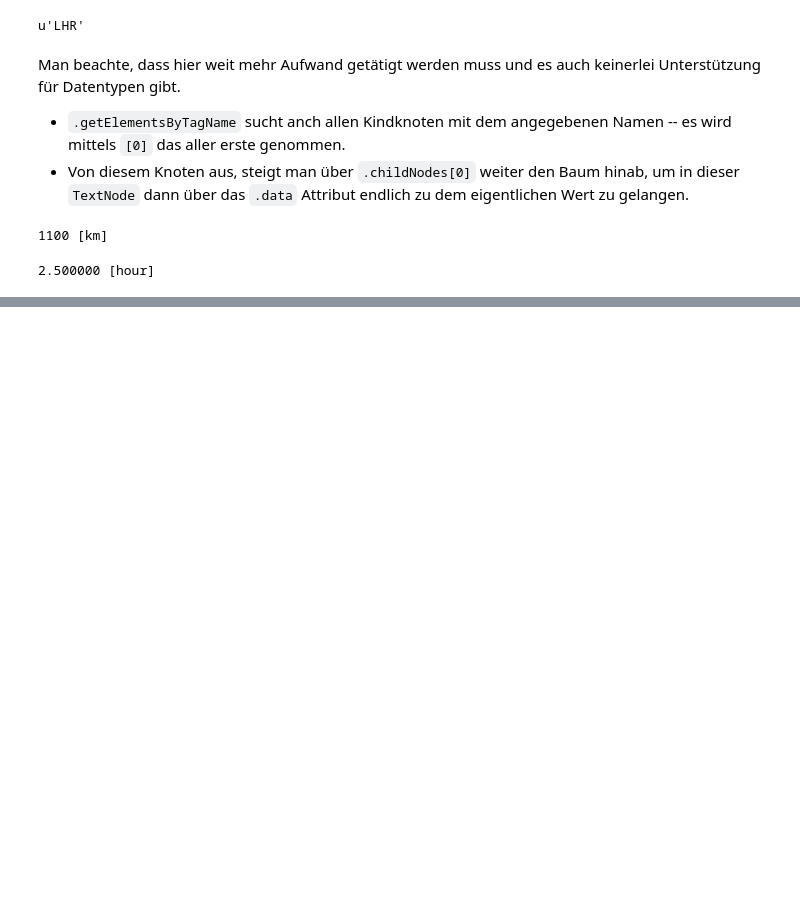
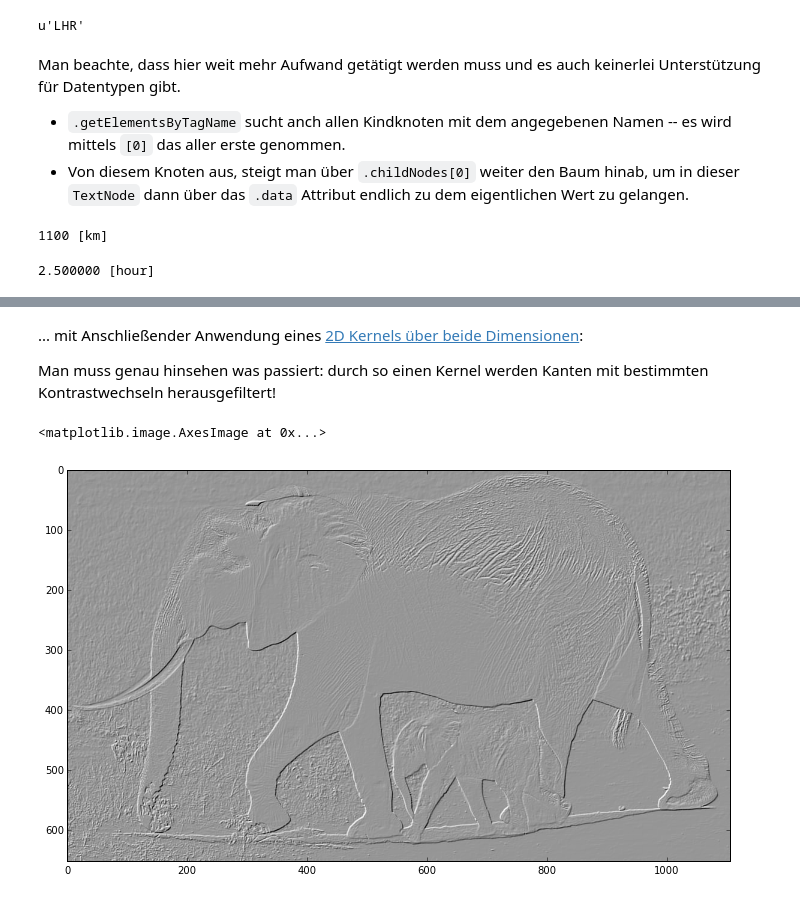
Before and after one commit to haraldschilly/python-fuer-mathematiker, a Jupyter notebook: doc/4-3-daten.ipynb, the cells around one changed output, grey strips where cells are left out. Cells and saved outputs as stored; diff of their text form; code cells hidden in the pictures; blank space fills up the shorter version.

```diff
--- a/doc/4-3-daten.ipynb
+++ b/doc/4-3-daten.ipynb
@@ -558,0 +820,15 @@ print("%f [%s]" % (value, unit))
+# %% [markdown]
+... mit Anschließender Anwendung eines
+[2D Kernels über beide Dimensionen](http://docs.scipy.org/doc/scipy-dev/reference/generated/scipy.signal.convolve2d.html):
+
+Man muss genau hinsehen was passiert: durch so einen Kernel werden Kanten mit bestimmten Kontrastwechseln herausgefiltert!
+# %%
+from scipy import signal
+ckernel = np.array([[-2, -1,  0],
+                    [-1,  0,  1],
+                    [ 0,  1,  2]])
+ele3 = signal.convolve2d(ele2, ckernel, boundary='symm', mode='same')
+plt.imshow(ele3, cmap = plt.cm.Greys_r)
+# %% [output]
+<matplotlib.image.AxesImage at 0x...>
+[figure, added]
```
Also changed, not shown: parts of 35 cells of this notebook, 1 other file.
